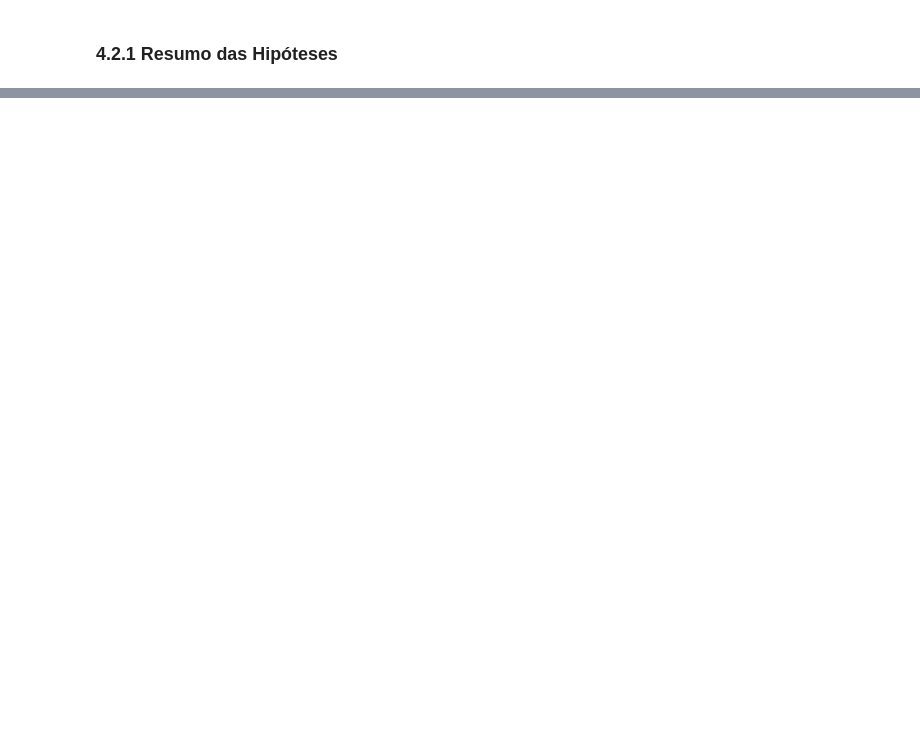
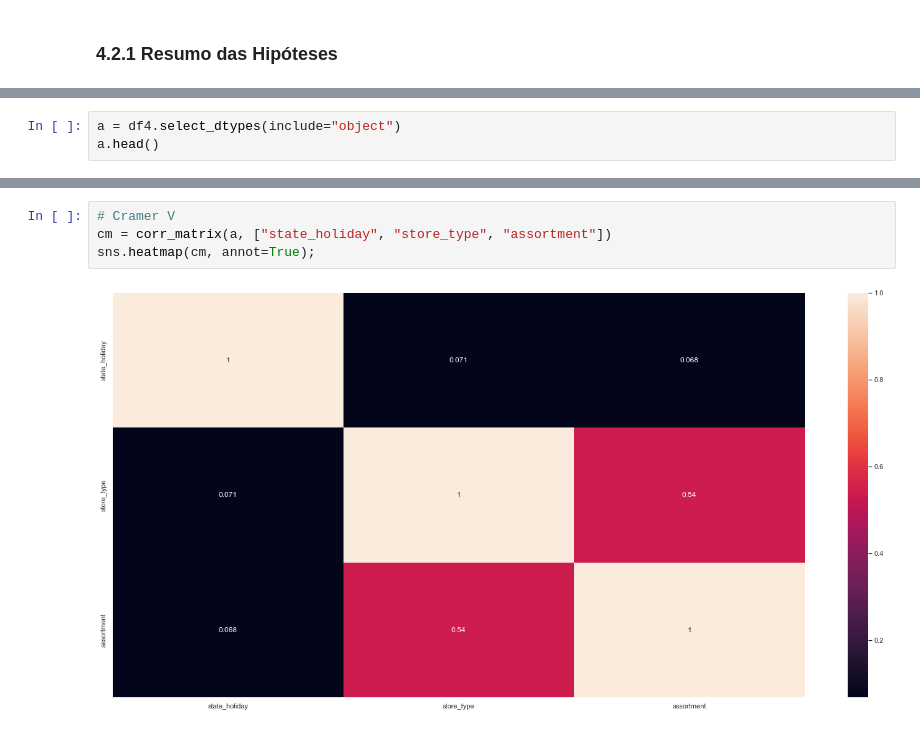
Before and after one commit to joaovitor-oliveira/RossmannSales, a Jupyter notebook: store_sales_prediction.ipynb, the cells around one changed output, grey strips where cells are left out. Cells and saved outputs as stored; diff of their text form; blank space fills up the shorter version.

```diff
--- a/store_sales_prediction.ipynb
+++ b/store_sales_prediction.ipynb
@@ -619,0 +680,3 @@ print(tabulate(tab, headers='firstrow'))
+# %%
+a = df4.select_dtypes(include="object")
+a.head()
@@ -619,0 +690,6 @@ print(tabulate(tab, headers='firstrow'))
+# %%
+# Cramer V
+cm = corr_matrix(a, ["state_holiday", "store_type", "assortment"])
+sns.heatmap(cm, annot=True);
+# %% [output]
+[figure, added]
```
Also changed, not shown: parts of 21 cells of this notebook.
